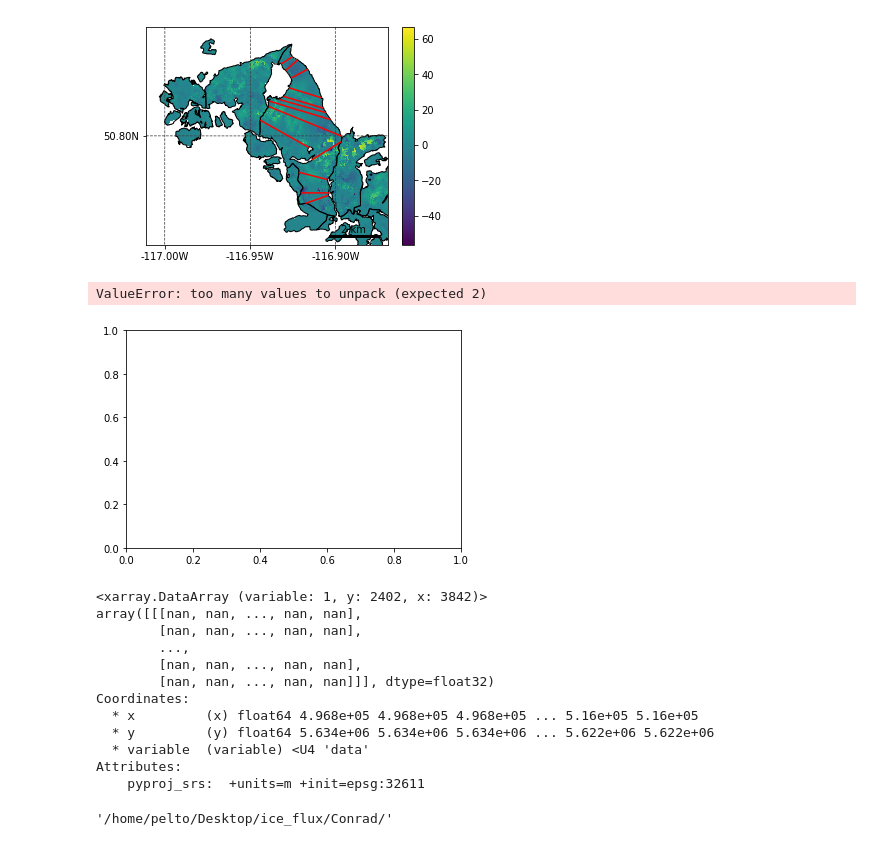
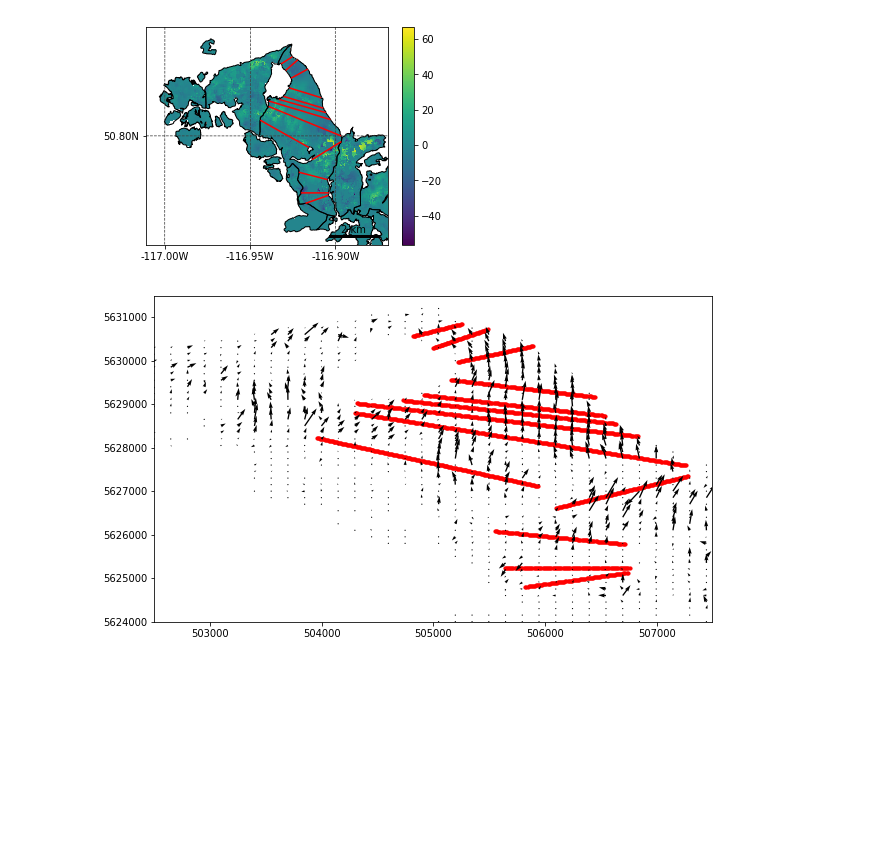
Before and after one commit to bpelto/ice_dynamics, a Jupyter notebook: flux_gate_velocity.ipynb, the cells around one changed output. Drawn from its saved outputs; the diff is of its cells as text; code cells hidden in the pictures; blank space fills up the shorter version.

Commit message:
quiver plot flux gates

```diff
--- a/flux_gate_velocity.ipynb
+++ b/flux_gate_velocity.ipynb
@@ -110,41 +110,29 @@ sm.visualize()
 plt.show()
 # %% [output]
 [figure]
-# %%
-fig, ax = plt.subplots()
-
-# X = vx.coords['x']
-X = vx.x
-# print('vxx:', X)
-# X, Y = np.meshgrid(vx.x, vy.y)
-Y = vy.y
-# U, V = np.meshgrid(vx.data, vy.data)
-U = vx.data
-V = vy.data
-
-Q = ax.quiver(X, Y, U, V, units='width', angles='uv')
-
-#     plt.quiver(vx.x, vx.y, vx.data ,vy.data)
-plt.show()
-# %% [output]
-ValueError: too many values to unpack (expected 2)
-[figure, removed]
-# %%
-vx
-# %% [output]
-<xarray.DataArray (variable: 1, y: 2402, x: 3842)>
-array([[[nan, nan, ..., nan, nan],
-        [nan, nan, ..., nan, nan],
-        ...,
-        [nan, nan, ..., nan, nan],
-        [nan, nan, ..., nan, nan]]], dtype=float32)
-Coordinates:
-  * x         (x) float64 4.968e+05 4.968e+05 4.968e+05 ... 5.16e+05 5.16e+05
-  * y         (y) float64 5.634e+06 5.634e+06 5.634e+06 ... 5.622e+06 5.622e+06
-  * variable  (variable) <U4 'data'
-Attributes:
-    pyproj_srs:  +units=m +init=epsg:32611
-# %%
-fl_path
-# %% [output]
-'/home/pelto/Desktop/ice_flux/Conrad/'
+# %%
+fig, ax = plt.subplots(1,1,figsize=(10,6))
+
+
+df = salem.read_shapefile(fl_path + 'conrad_points_17gates.shp')
+
+coords = np.array([p.xy for p in df.geometry]).squeeze()
+df['E'] = coords[:, 0]
+df['N'] = coords[:, 1]
+# df['lon'] = df[4]
+# df['lat'] = df[5]
+ax.scatter(df.E, df.N, s=10, c='r' )#c='depth',cmap='viridis', s=10, ax=ax);
+
+
+X, Y = np.meshgrid(vx.coords['x'],vx.coords['y'])
+U = vx.data[0]
+V = vy.data[0]
+
+# Q = ax.quiver(X, Y, U, V)#units='width', angles='uv')
+Q = ax.quiver(X[::30, ::30], Y[::30, ::30], U[::30, ::30], V[::30, ::30], units='xy')
+ax.set_xlim(502500, 507500)
+ax.set_ylim( 5624000, 5631500)
+#     plt.quiver(vx.x, vx.y, vx.data ,vy.data)
+plt.savefig(fl_path+ 'products/'+ 'conrad_16_17_quiver.pdf', dpi=300)
+# %% [output]
+[figure, added]
```
Also changed, not shown: parts of 7 cells of this notebook.
